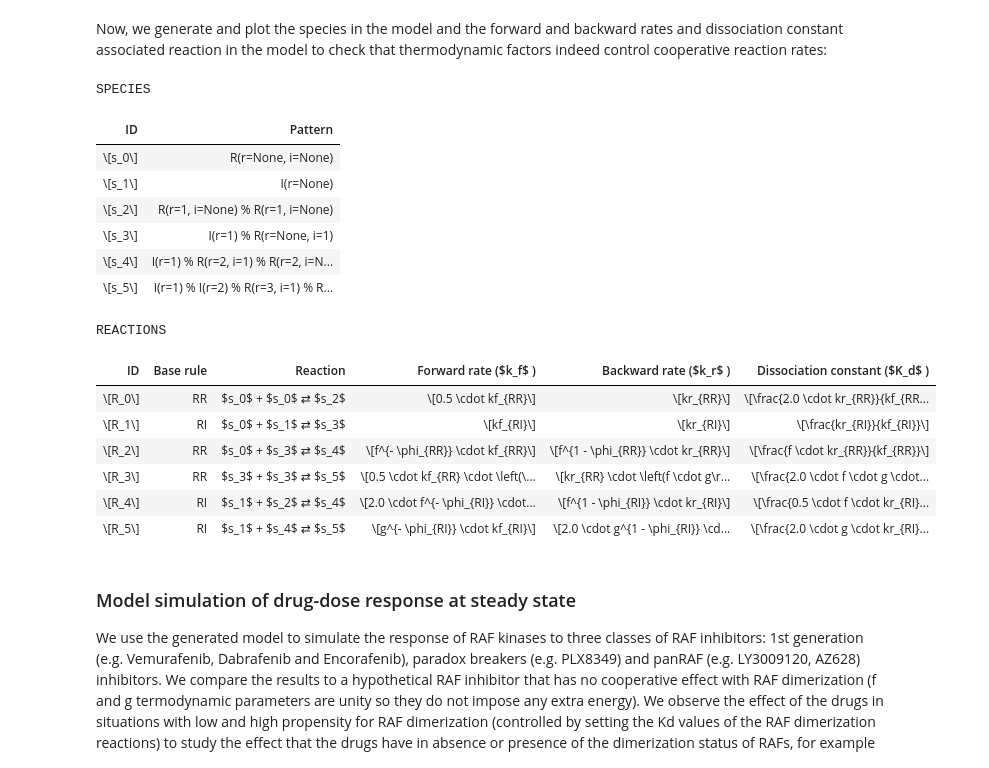
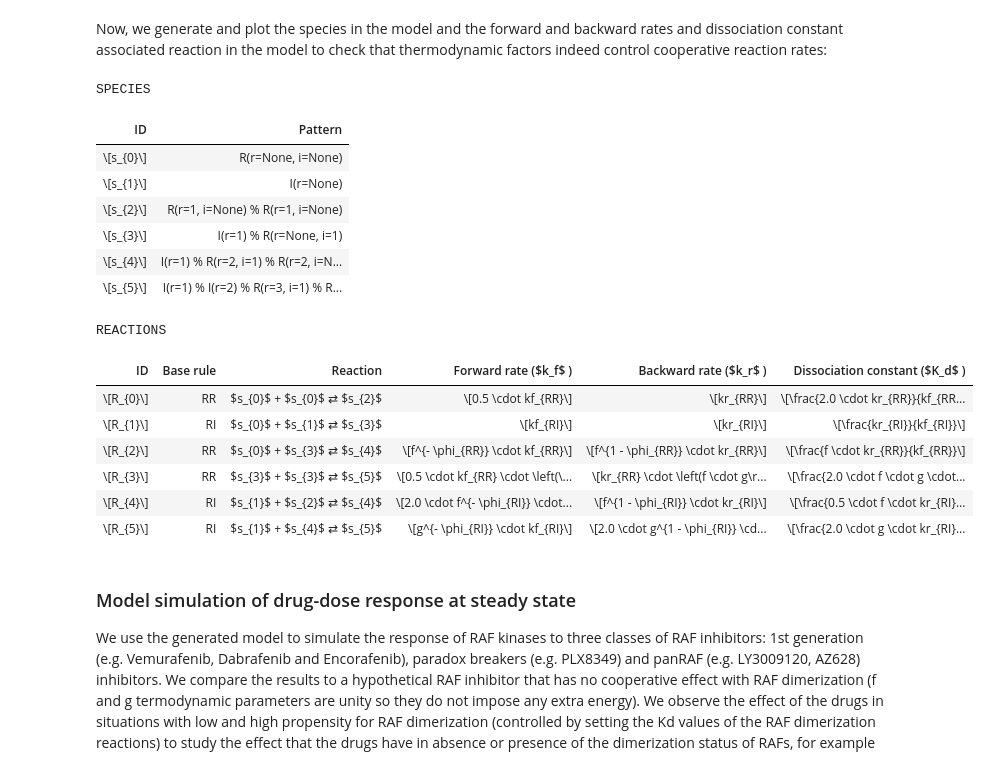
Before and after one commit to lgerosa/rosa_webinar_20Jan2021, a Jupyter notebook: toy_example_RAF_RAFi.ipynb, the cells around one changed output. Cells and saved outputs as stored; diff of their text form; code cells hidden in the pictures.

Commit message:
Resolved issue with curly-braket escapes in species and reaction names

```diff
--- a/toy_example_RAF_RAFi.ipynb
+++ b/toy_example_RAF_RAFi.ipynb
@@ -187,7 +187,7 @@ pd.options.display.max_colwidth=1000
 
 #display the species in the model
 speciesdisp = pd.DataFrame(
-    data=[[f"\[s_{idx}\]", str(species)] for idx, species in enumerate(model.species)],
+    data=[[f"\[s_{{{idx}}}\]", str(species)] for idx, species in enumerate(model.species)],
     columns=['ID', 'Pattern']
 )
 #display species and their patterns with all headers and cell contents centered, and no index.
@@ -211,46 +211,46 @@ for c in "rule", "reverse":
 reactions_unidirectional["K"] = reactions_unidirectional["rate"].map(transform_rate)
 group_direction = reactions_unidirectional.groupby("reverse")
 forward = group_direction.get_group(False)[["reactants", "products", "rule", "K"]]
 reverse = group_direction.get_group(True)[["reactants", "products", "K"]]
 reverse[["reactants", "products"]] = reverse[["products", "reactants"]]
 reactions = pd.merge(forward, reverse, on=["reactants", "products"], suffixes=["f", "r"])
 reactions["Kd"] = (reactions["Kr"] / reactions["Kf"]).apply(simplify)
 rdisp = pd.DataFrame({
-    "ID": [f"\[R_{i}\]" for i in range(len(reactions))],
+    "ID": [f"\[R_{{{i}}}\]" for i in range(len(reactions))],
     "Base rule": reactions["rule"],
     "Reaction": [f"{format_sp(r.reactants)} \u21c4 {format_sp(r.products)}" for r in reactions.itertuples()],
     "Forward rate ($k_f$ )": "\[" + reactions["Kf"].map(to_latex) + "\]",
     "Backward rate ($k_r$ )": "\[" + reactions["Kr"].map(to_latex) + "\]",
     "Dissociation constant ($K_d$ )": "\[" + reactions["Kd"].map(to_latex) + "\]",
 })
 # Display reactions with reaction rates with all headers and cell contents centered, and no index.
 display(
     rdisp.style
     .set_properties(**{"text-align": "center"})
     .set_table_styles([
         dict(selector="th", props=[("text-align", "center")]),
         dict(selector=".MathJax_Display", props=[("text-align", "center !important")]),
     ])
     .hide_index()
     .set_caption('REACTIONS')
 )
 # %% [output]
 SPECIES
 | ID | Pattern |
-| \[s_0\] | R(r=None, i=None) |
-| \[s_1\] | I(r=None) |
-| \[s_2\] | R(r=1, i=None) % R(r=1, i=None) |
-| \[s_3\] | I(r=1) % R(r=None, i=1) |
-| \[s_4\] | I(r=1) % R(r=2, i=1) % R(r=2, i=N... |
-| \[s_5\] | I(r=1) % I(r=2) % R(r=3, i=1) % R... |
+| \[s_{0}\] | R(r=None, i=None) |
+| \[s_{1}\] | I(r=None) |
+| \[s_{2}\] | R(r=1, i=None) % R(r=1, i=None) |
+| \[s_{3}\] | I(r=1) % R(r=None, i=1) |
+| \[s_{4}\] | I(r=1) % R(r=2, i=1) % R(r=2, i=N... |
+| \[s_{5}\] | I(r=1) % I(r=2) % R(r=3, i=1) % R... |
 REACTIONS
 | ID | Base rule | Reaction | Forward rate ($k_f$ ) | Backward rate ($k_r$ ) | Dissociation constant ($K_d$ ) |
-| \[R_0\] | RR | $s_0$ + $s_0$ ⇄ $s_2$ | \[0.5 \cdot kf_{RR}\] | \[kr_{RR}\] | \[\frac{2.0 \cdot kr_{RR}}{kf_{RR... |
-| \[R_1\] | RI | $s_0$ + $s_1$ ⇄ $s_3$ | \[kf_{RI}\] | \[kr_{RI}\] | \[\frac{kr_{RI}}{kf_{RI}}\] |
-| \[R_2\] | RR | $s_0$ + $s_3$ ⇄ $s_4$ | \[f^{- \phi_{RR}} \cdot kf_{RR}\] | \[f^{1 - \phi_{RR}} \cdot kr_{RR}\] | \[\frac{f \cdot kr_{RR}}{kf_{RR}}\] |
-| \[R_3\] | RR | $s_3$ + $s_3$ ⇄ $s_5$ | \[0.5 \cdot kf_{RR} \cdot \left(\... | \[kr_{RR} \cdot \left(f \cdot g\r... | \[\frac{2.0 \cdot f \cdot g \cdot... |
-| \[R_4\] | RI | $s_1$ + $s_2$ ⇄ $s_4$ | \[2.0 \cdot f^{- \phi_{RI}} \cdot... | \[f^{1 - \phi_{RI}} \cdot kr_{RI}\] | \[\frac{0.5 \cdot f \cdot kr_{RI}... |
-| \[R_5\] | RI | $s_1$ + $s_4$ ⇄ $s_5$ | \[g^{- \phi_{RI}} \cdot kf_{RI}\] | \[2.0 \cdot g^{1 - \phi_{RI}} \cd... | \[\frac{2.0 \cdot g \cdot kr_{RI}... |
+| \[R_{0}\] | RR | $s_{0}$ + $s_{0}$ ⇄ $s_{2}$ | \[0.5 \cdot kf_{RR}\] | \[kr_{RR}\] | \[\frac{2.0 \cdot kr_{RR}}{kf_{RR... |
+| \[R_{1}\] | RI | $s_{0}$ + $s_{1}$ ⇄ $s_{3}$ | \[kf_{RI}\] | \[kr_{RI}\] | \[\frac{kr_{RI}}{kf_{RI}}\] |
+| \[R_{2}\] | RR | $s_{0}$ + $s_{3}$ ⇄ $s_{4}$ | \[f^{- \phi_{RR}} \cdot kf_{RR}\] | \[f^{1 - \phi_{RR}} \cdot kr_{RR}\] | \[\frac{f \cdot kr_{RR}}{kf_{RR}}\] |
+| \[R_{3}\] | RR | $s_{3}$ + $s_{3}$ ⇄ $s_{5}$ | \[0.5 \cdot kf_{RR} \cdot \left(\... | \[kr_{RR} \cdot \left(f \cdot g\r... | \[\frac{2.0 \cdot f \cdot g \cdot... |
+| \[R_{4}\] | RI | $s_{1}$ + $s_{2}$ ⇄ $s_{4}$ | \[2.0 \cdot f^{- \phi_{RI}} \cdot... | \[f^{1 - \phi_{RI}} \cdot kr_{RI}\] | \[\frac{0.5 \cdot f \cdot kr_{RI}... |
+| \[R_{5}\] | RI | $s_{1}$ + $s_{4}$ ⇄ $s_{5}$ | \[g^{- \phi_{RI}} \cdot kf_{RI}\] | \[2.0 \cdot g^{1 - \phi_{RI}} \cd... | \[\frac{2.0 \cdot g \cdot kr_{RI}... |
 # %% [markdown]
 ### Model simulation of drug-dose response at steady state
 
```
Also changed, not shown: parts of 1 cell of this notebook, 1 other file.
